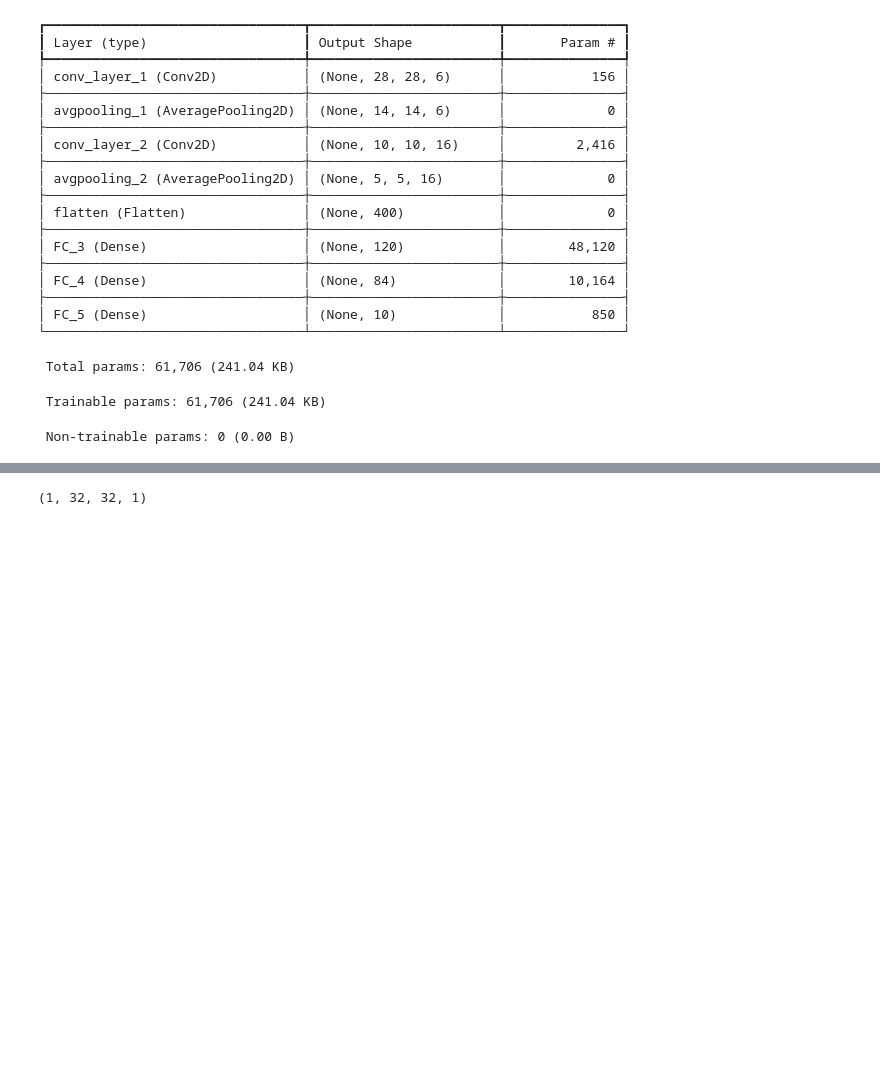
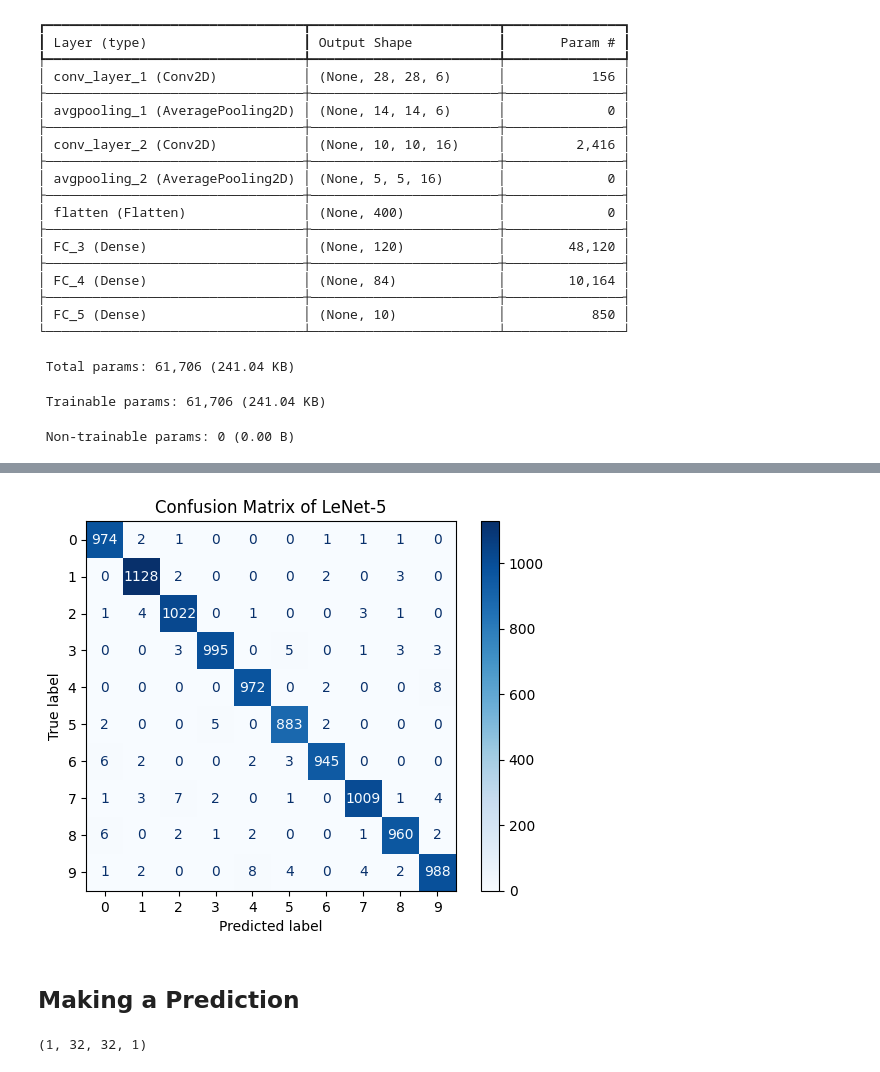
Before and after one commit to Abdul-Rehman-Tahir01/TUKL-25, a Jupyter notebook: LeNet-5 (tf).ipynb, the cells around one changed output, grey strips where cells are left out. Cells and saved outputs as stored; diff of their text form; code cells hidden in the pictures; blank space fills up the shorter version.

Commit message:
Building Confusion Matrices

```diff
--- a/LeNet-5 (tf).ipynb
+++ b/LeNet-5 (tf).ipynb
@@ -145,0 +147,13 @@ plt.show()
+# %%
+# Making prediction for all test samples to draw confusion matrix
+pred_probs = lenet_5.predict(X_test)
+pred_labels = np.argmax(pred_probs, axis=1)
+
+cm = confusion_matrix(Y_test, pred_labels)
+
+disp = ConfusionMatrixDisplay(confusion_matrix=cm, display_labels=range(10))
+disp.plot(cmap='Blues', values_format='d')
+plt.title('Confusion Matrix of LeNet-5')
+plt.grid(False)
+plt.show()
+# %% [output]
@@ -146,3 +161,6 @@ plt.show()
+[figure, added]
+# %% [markdown]
+## <b>Making a Prediction</b>
 # %%
 # Making a prediction
 image = tf.expand_dims(X_test[179], axis=0)
```
Also changed, not shown: parts of 6 cells of this notebook, 3 other files.
